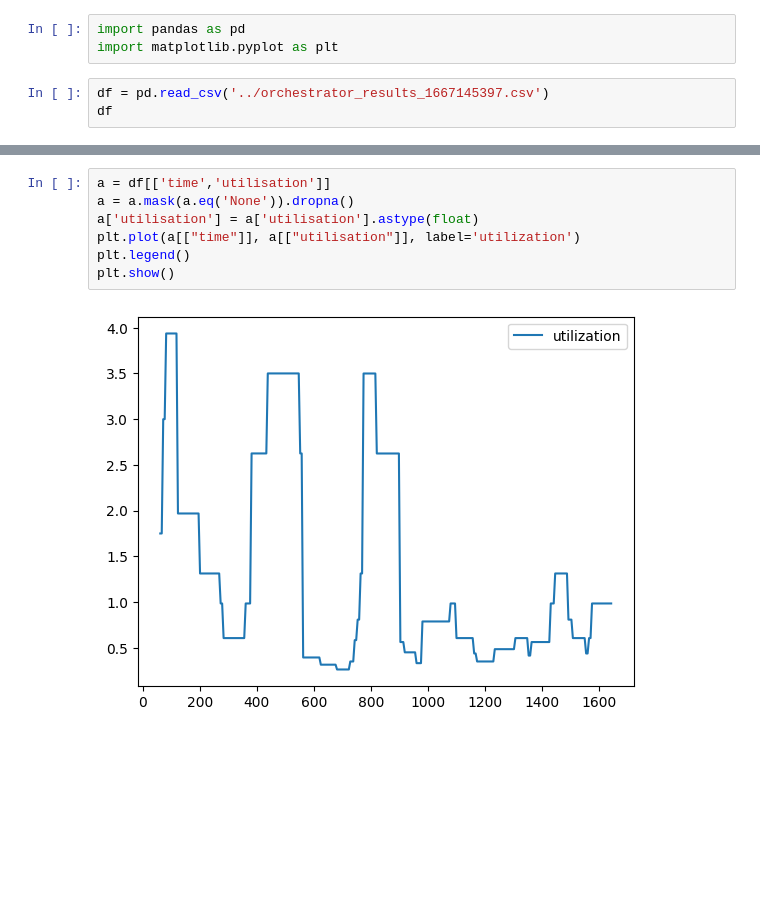
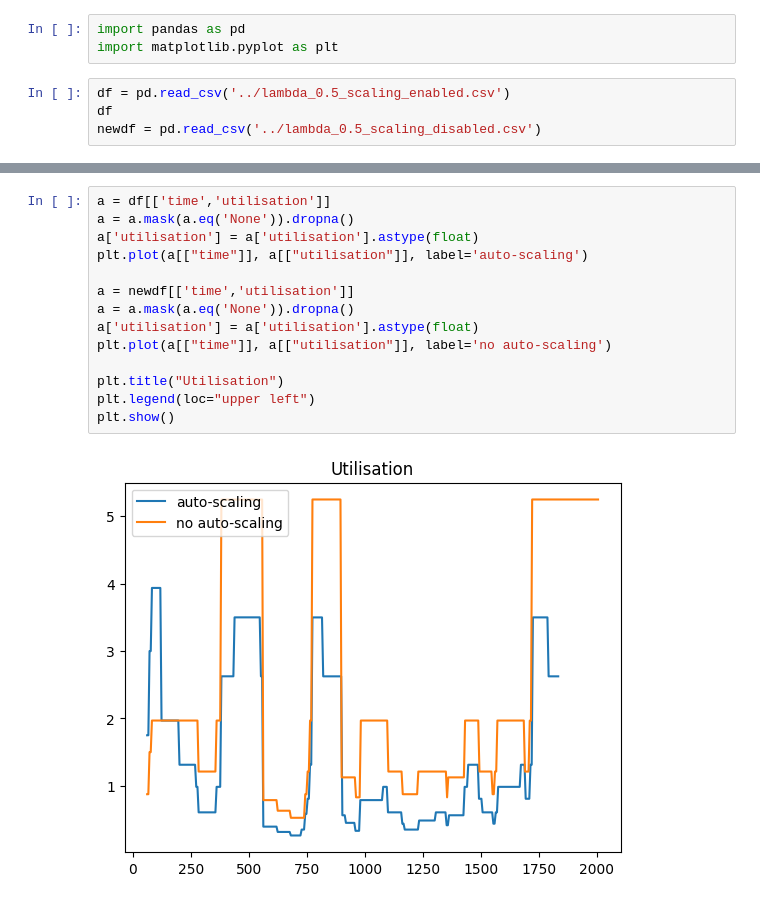
Before and after one commit to kponichtera/cs4215-qpe, a Jupyter notebook: jupyter/plots.ipynb, the cells around one changed output, grey strips where cells are left out. Drawn from its saved outputs; the diff is of its cells as text; blank space fills up the shorter version.

Commit message:
Updated plots notebook

```diff
--- a/jupyter/plots.ipynb
+++ b/jupyter/plots.ipynb
@@ -2,5 +2,6 @@
 import pandas as pd
 import matplotlib.pyplot as plt
 # %%
-df = pd.read_csv('../orchestrator_results_1667145397.csv')
+df = pd.read_csv('../lambda_0.5_scaling_enabled.csv')
 df
+newdf = pd.read_csv('../lambda_0.5_scaling_disabled.csv')
@@ -21,9 +8,16 @@ df
 # %%
 a = df[['time','utilisation']]
 a = a.mask(a.eq('None')).dropna()
 a['utilisation'] = a['utilisation'].astype(float)
-plt.plot(a[["time"]], a[["utilisation"]], label='utilization')
-plt.legend()
+plt.plot(a[["time"]], a[["utilisation"]], label='auto-scaling')
+
+a = newdf[['time','utilisation']]
+a = a.mask(a.eq('None')).dropna()
+a['utilisation'] = a['utilisation'].astype(float)
+plt.plot(a[["time"]], a[["utilisation"]], label='no auto-scaling')
+
+plt.title("Utilisation")
+plt.legend(loc="upper left")
 plt.show()
 # %% [output]
-[figure, old version]
+[figure, new version]
```
Also changed, not shown: parts of 7 cells of this notebook.
